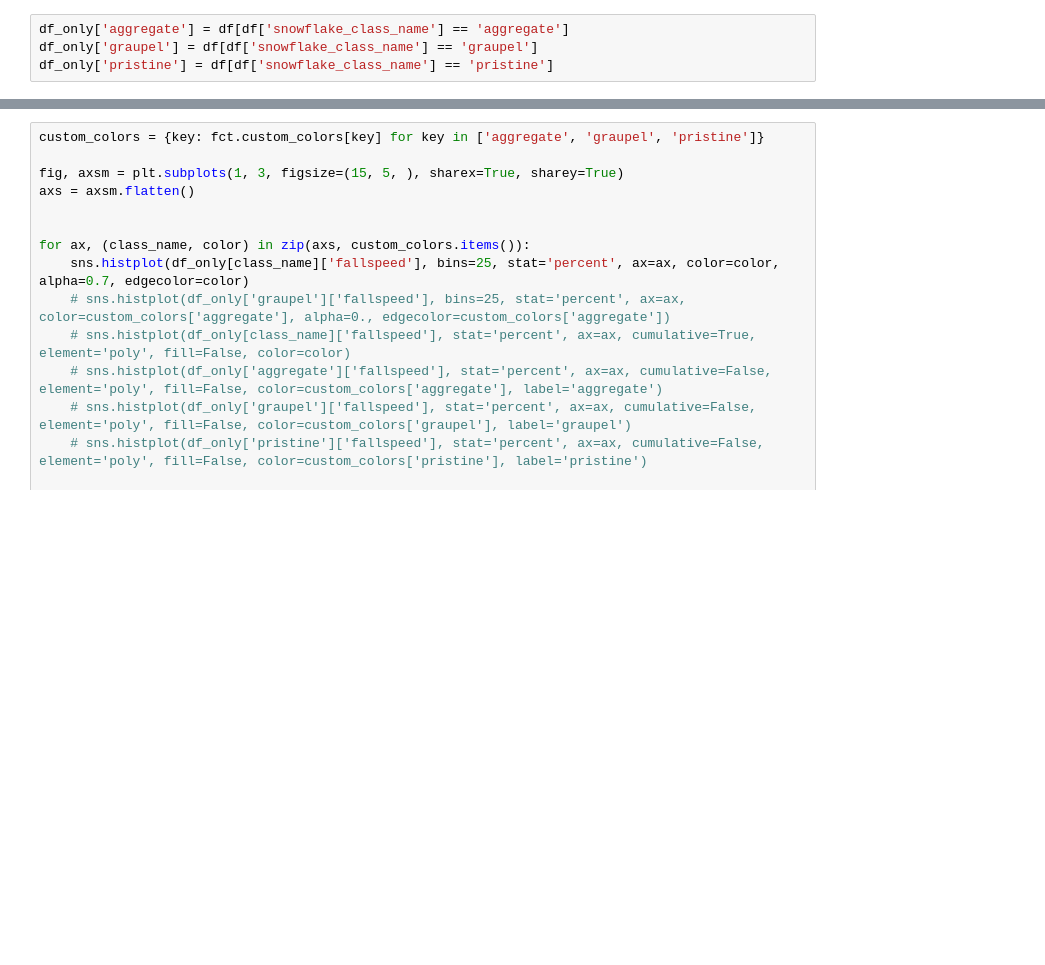
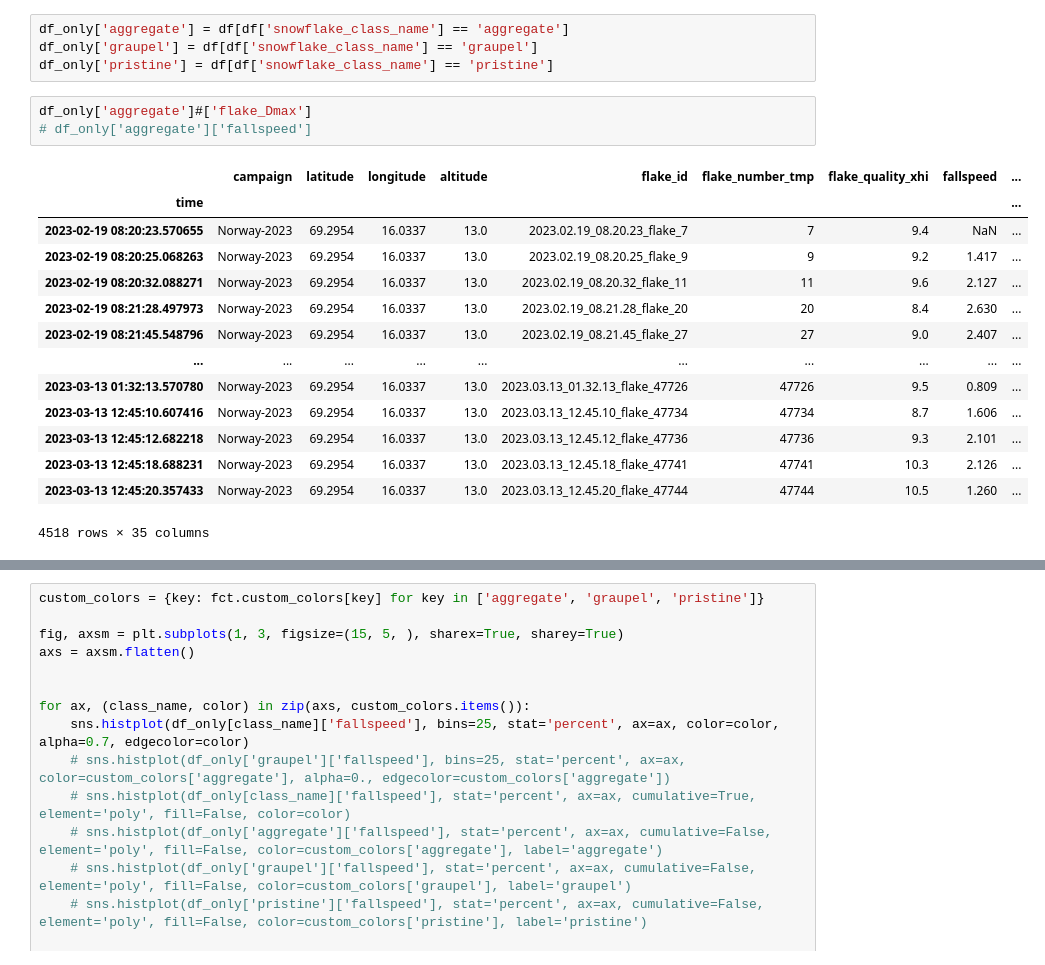
Before and after one commit to franzihe/retrieval_analysis, a Jupyter notebook: work/MASCDB/fall_speed_analysis.ipynb, the cells around one changed output, grey strips where cells are left out. Cells and saved outputs as stored; diff of their text form; blank space fills up the shorter version.

```diff
--- a/work/MASCDB/fall_speed_analysis.ipynb
+++ b/work/MASCDB/fall_speed_analysis.ipynb
@@ -82,3 +82,21 @@ df_only = dict()
 df_only['aggregate'] = df[df['snowflake_class_name'] == 'aggregate']
 df_only['graupel'] = df[df['snowflake_class_name'] == 'graupel']
 df_only['pristine'] = df[df['snowflake_class_name'] == 'pristine']
+# %%
+df_only['aggregate']#['flake_Dmax']
+# df_only['aggregate']['fallspeed']
+# %% [output]
+|  | campaign | latitude | longitude | altitude | flake_id | flake_number_tmp | flake_quality_xhi | fallspeed | ... |
+| time |  |  |  |  |  |  |  |  | ... |
+| 2023-02-19 08:20:23.570655 | Norway-2023 | 69.2954 | 16.0337 | 13.0 | 2023.02.19_08.20.23_flake_7 | 7 | 9.4 | NaN | ... |
+| 2023-02-19 08:20:25.068263 | Norway-2023 | 69.2954 | 16.0337 | 13.0 | 2023.02.19_08.20.25_flake_9 | 9 | 9.2 | 1.417 | ... |
+| 2023-02-19 08:20:32.088271 | Norway-2023 | 69.2954 | 16.0337 | 13.0 | 2023.02.19_08.20.32_flake_11 | 11 | 9.6 | 2.127 | ... |
+| 2023-02-19 08:21:28.497973 | Norway-2023 | 69.2954 | 16.0337 | 13.0 | 2023.02.19_08.21.28_flake_20 | 20 | 8.4 | 2.630 | ... |
+| 2023-02-19 08:21:45.548796 | Norway-2023 | 69.2954 | 16.0337 | 13.0 | 2023.02.19_08.21.45_flake_27 | 27 | 9.0 | 2.407 | ... |
+| ... | ... | ... | ... | ... | ... | ... | ... | ... | ... |
+| 2023-03-13 01:32:13.570780 | Norway-2023 | 69.2954 | 16.0337 | 13.0 | 2023.03.13_01.32.13_flake_47726 | 47726 | 9.5 | 0.809 | ... |
+| 2023-03-13 12:45:10.607416 | Norway-2023 | 69.2954 | 16.0337 | 13.0 | 2023.03.13_12.45.10_flake_47734 | 47734 | 8.7 | 1.606 | ... |
+| 2023-03-13 12:45:12.682218 | Norway-2023 | 69.2954 | 16.0337 | 13.0 | 2023.03.13_12.45.12_flake_47736 | 47736 | 9.3 | 2.101 | ... |
+| 2023-03-13 12:45:18.688231 | Norway-2023 | 69.2954 | 16.0337 | 13.0 | 2023.03.13_12.45.18_flake_47741 | 47741 | 10.3 | 2.126 | ... |
+| 2023-03-13 12:45:20.357433 | Norway-2023 | 69.2954 | 16.0337 | 13.0 | 2023.03.13_12.45.20_flake_47744 | 47744 | 10.5 | 1.260 | ... |
+4518 rows × 35 columns
```
Also changed, not shown: parts of 2 cells of this notebook, 12 other files.
